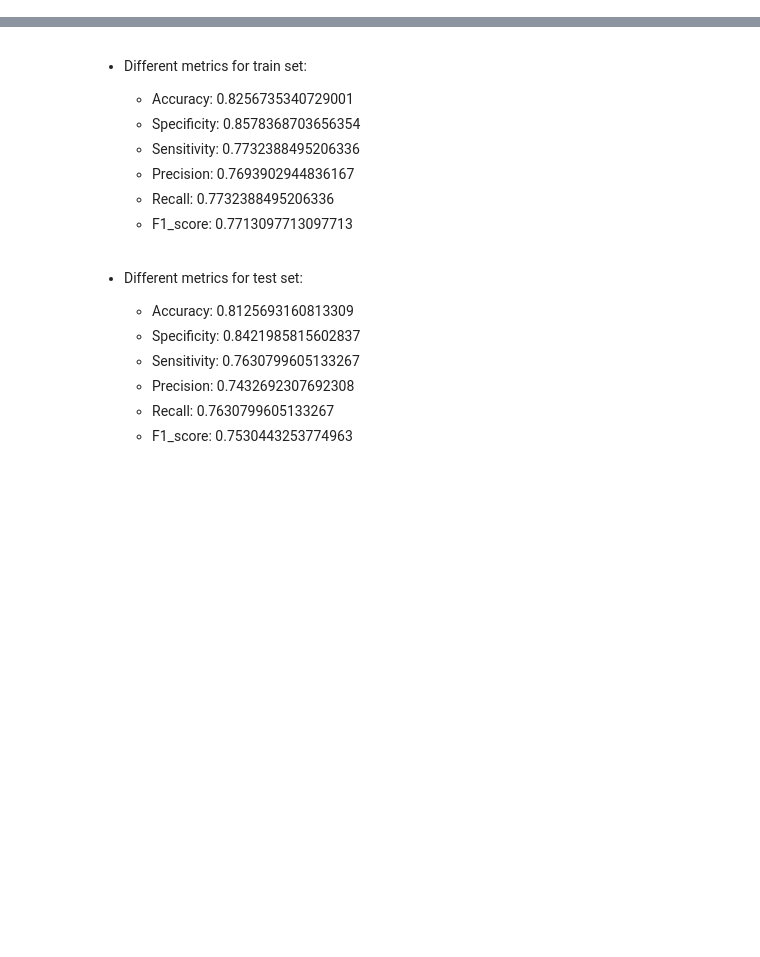
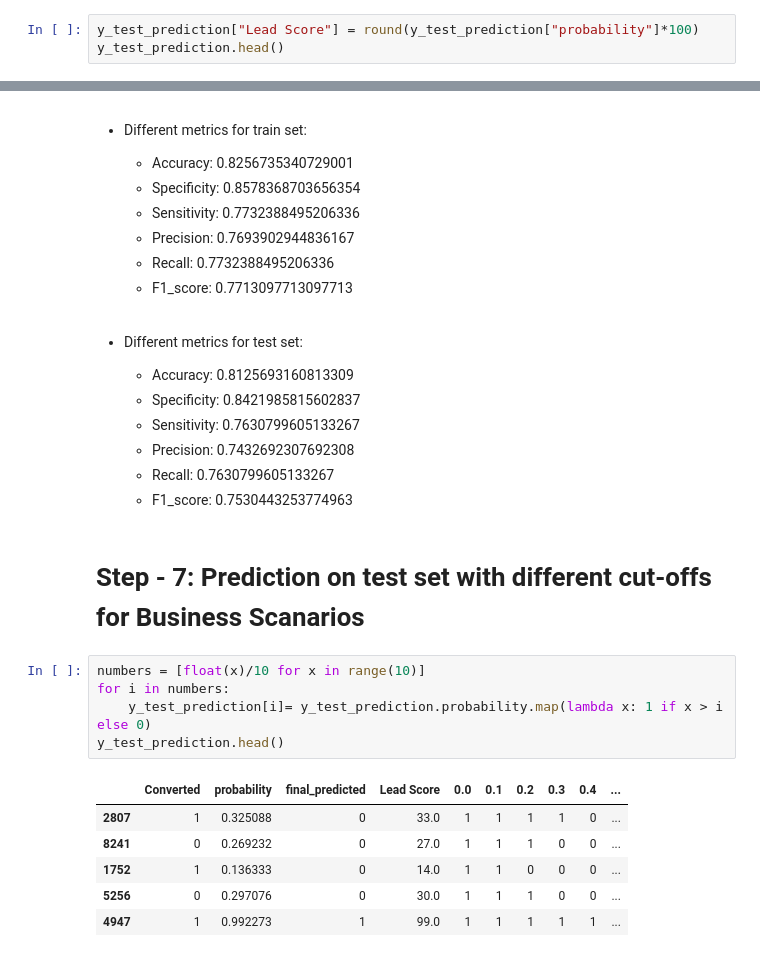
Before and after one commit to VasuMavani/Lead-Scoring, a Jupyter notebook: Assignment.ipynb, the cells around one changed output, grey strips where cells are left out. Drawn from its saved outputs; the diff is of its cells as text; blank space fills up the shorter version.

```diff
--- a/Assignment.ipynb
+++ b/Assignment.ipynb
@@ -2242,3 +2252,6 @@ y_test_prediction.head()
 | 1752 | 1 | 0.136333 | 0 |
 | 5256 | 0 | 0.297076 | 0 |
 | 4947 | 1 | 0.992273 | 1 |
+# %%
+y_test_prediction["Lead Score"] = round(y_test_prediction["probability"]*100)
+y_test_prediction.head()
@@ -2273,3 +2293,17 @@ On test set as well, model is performed quite well with accuracy very close to 8
     - Precision:  0.7432692307692308
     - Recall:  0.7630799605133267
     - F1_score:  0.7530443253774963
+# %% [markdown]
+# Step - 7: Prediction on test set with different cut-offs for Business Scanarios
+# %%
+numbers = [float(x)/10 for x in range(10)]
+for i in numbers:
+    y_test_prediction[i]= y_test_prediction.probability.map(lambda x: 1 if x > i else 0)
+y_test_prediction.head()
+# %% [output]
+|  | Converted | probability | final_predicted | Lead Score | 0.0 | 0.1 | 0.2 | 0.3 | 0.4 | ... |
+| 2807 | 1 | 0.325088 | 0 | 33.0 | 1 | 1 | 1 | 1 | 0 | ... |
+| 8241 | 0 | 0.269232 | 0 | 27.0 | 1 | 1 | 1 | 0 | 0 | ... |
+| 1752 | 1 | 0.136333 | 0 | 14.0 | 1 | 1 | 0 | 0 | 0 | ... |
+| 5256 | 0 | 0.297076 | 0 | 30.0 | 1 | 1 | 1 | 0 | 0 | ... |
+| 4947 | 1 | 0.992273 | 1 | 99.0 | 1 | 1 | 1 | 1 | 1 | ... |
```
Also changed, not shown: parts of 14 cells of this notebook.
